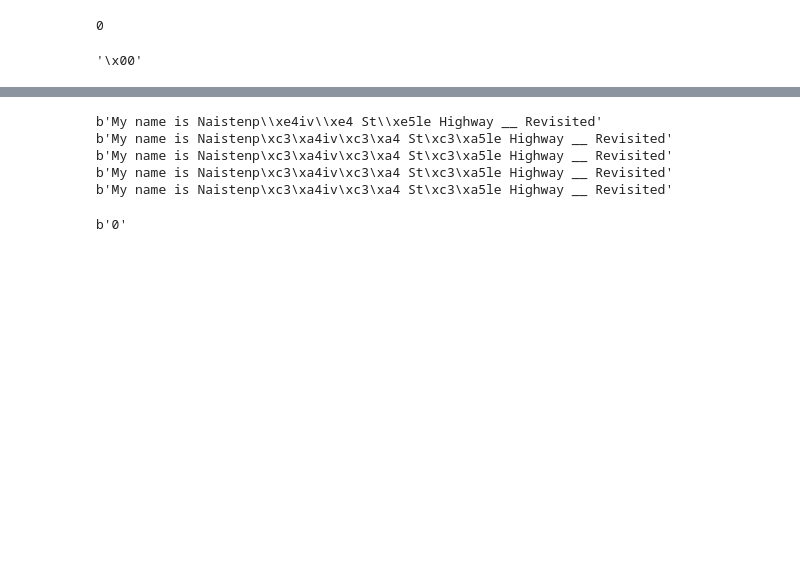
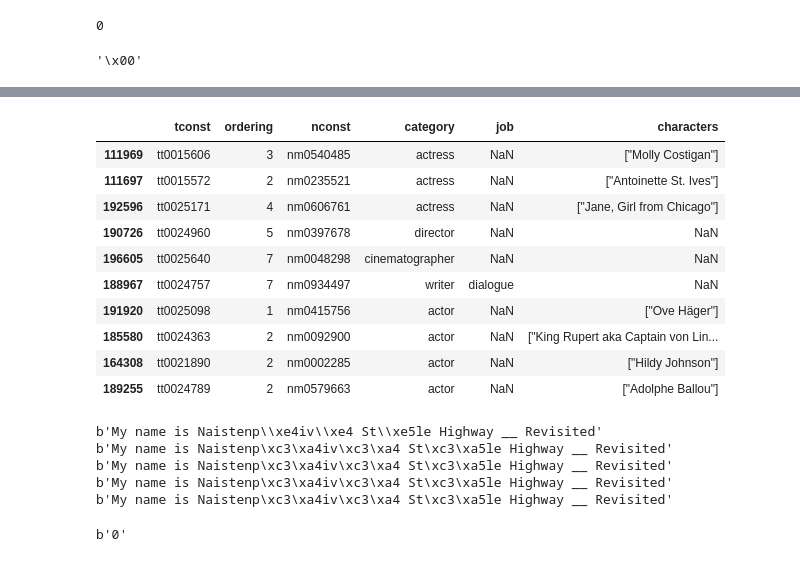
Before and after one commit to dherzey/bechdel-movies, a Jupyter notebook: testing/testing_notebook.ipynb, the cells around one changed output, grey strips where cells are left out. Drawn from its saved outputs; the diff is of its cells as text; code cells hidden in the pictures; blank space fills up the shorter version.

```diff
--- a/testing/testing_notebook.ipynb
+++ b/testing/testing_notebook.ipynb
@@ -587,10 +587,10 @@ chr(0)
 # %% [output]
 '\x00'
 # %%
-import pyarrow
+# import pyarrow
 
 
-path = "https://datasets.imdbws.com/title.basics.tsv.gz"
+path = "https://datasets.imdbws.com/title.principals.tsv.gz"
 
 data = pd.read_csv( path,
                     sep='\t',
@@ -602,7 +602,7 @@ data = pd.read_csv( path,
 
 df = next(data)
 
-path = "~/Downloads/imdb_title_basics_title_basics_part01.parquet"
+path = "~/Downloads/imdb_title_basics_title_basics_part47.parquet"
 data_c = pd.read_parquet(path, engine="pyarrow")
-data_c.dropna(how='all',inplace=True,ignore_index=True)
+# data_c.dropna(how='all', inplace=True)
 # %%
@@ -625 +627,15 @@ TypeError: Expected object of type bytes or bytearray, got: <class 'pandas.core.
+# %%
+df.sample(10)
+# %% [output]
+|  | tconst | ordering | nconst | category | job | characters |
+| 111969 | tt0015606 | 3 | nm0540485 | actress | NaN | ["Molly Costigan"] |
+| 111697 | tt0015572 | 2 | nm0235521 | actress | NaN | ["Antoinette St. Ives"] |
+| 192596 | tt0025171 | 4 | nm0606761 | actress | NaN | ["Jane, Girl from Chicago"] |
+| 190726 | tt0024960 | 5 | nm0397678 | director | NaN | NaN |
+| 196605 | tt0025640 | 7 | nm0048298 | cinematographer | NaN | NaN |
+| 188967 | tt0024757 | 7 | nm0934497 | writer | dialogue | NaN |
+| 191920 | tt0025098 | 1 | nm0415756 | actor | NaN | ["Ove Häger"] |
+| 185580 | tt0024363 | 2 | nm0092900 | actor | NaN | ["King Rupert aka Captain von Lin... |
+| 164308 | tt0021890 | 2 | nm0002285 | actor | NaN | ["Hildy Johnson"] |
+| 189255 | tt0024789 | 2 | nm0579663 | actor | NaN | ["Adolphe Ballou"] |
 # %%
```
Also changed, not shown: parts of 11 cells of this notebook, 2 other files.
